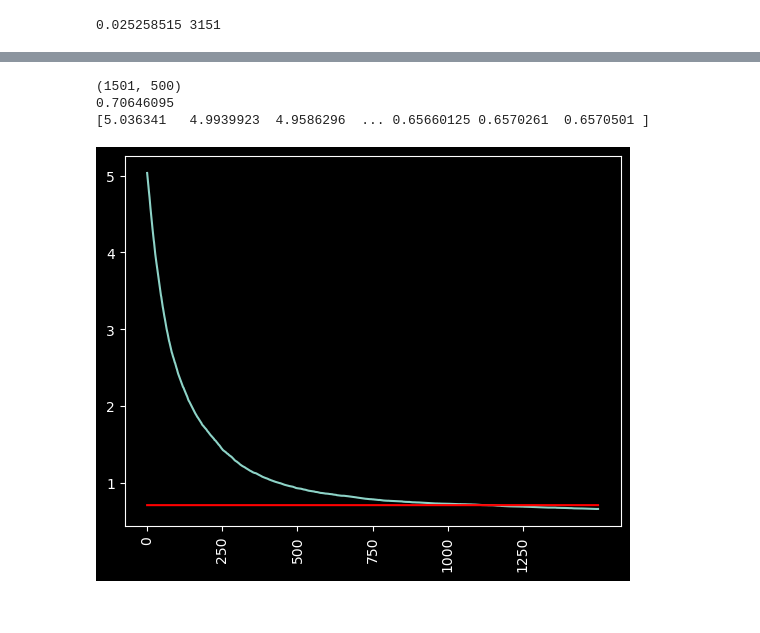
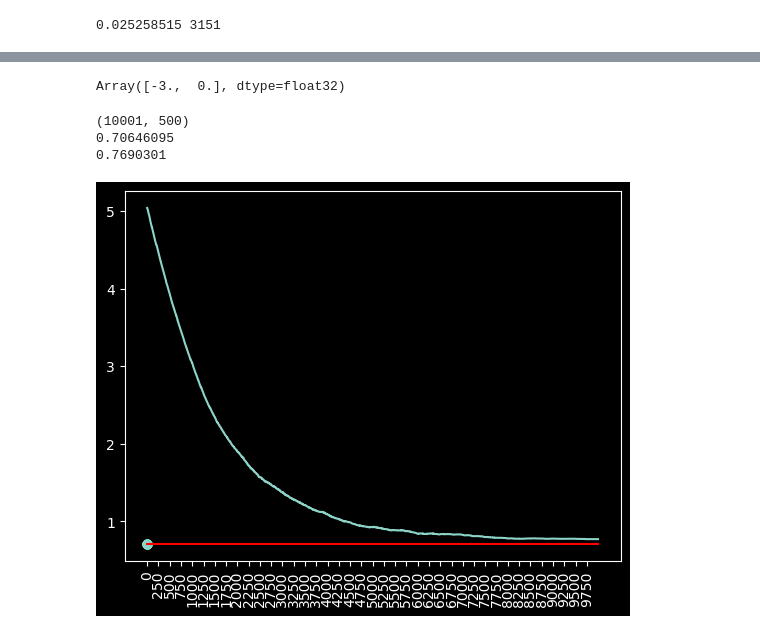
Before and after one commit to barwein/BayesProxyNets, a Jupyter notebook: src/test_discrete_sampling.ipynb, the cells around one changed output, grey strips where cells are left out. Drawn from its saved outputs; the diff is of its cells as text; code cells hidden in the pictures.

```diff
--- a/src/test_discrete_sampling.ipynb
+++ b/src/test_discrete_sampling.ipynb
@@ -492,3 +537,10 @@ def triu_star_update(triu_star, triu_obs, df_edges, theta, gamma,
+# %%
+def adaptive_step_size(alpha, acceptance_rate, target_rate=0.574, gamma=0.05):
+    """
+    Updates step size alpha based on the observed acceptance rate.
+    """
+    adjustment = gamma * (target_rate - acceptance_rate)
+    return alpha + adjustment
 # %%
 # make noisy triu_star
 
@@ -613,20 +750,27 @@ temp lik ratio mean:  0.0030969442
+# %%
+theta_n
+# %% [output]
+Array([-3.,  0.], dtype=float32)
 # %%
 from sympy import rotations
 
 
 expos_arr = jnp.array(exposures_lst)
 print(expos_arr.shape)
 print(exposures.mean())
-# plt.scatter(expos_arr.mean(axis=1), jnp.ones(expos_arr.shape[0])*exposures.mean())
-print(expos_arr.mean(axis=1))
+plt.scatter(expos_arr.mean(axis=1), jnp.ones(expos_arr.shape[0])*exposures.mean())
+print(expos_arr.mean(axis=1)[-1])
+
+# plt.plot(expos_arr)
+
 # create line plot of expos_arr.mean(axis=1) (y axis) vs the index (x axis)
 plt.plot(expos_arr.mean(axis=1))
 plt.plot(jnp.ones(expos_arr.shape[0])*exposures.mean(), color='red')
 # add x-ticks vertical with 500 step siz
 plt.xticks(range(0, n_iter, 250), rotation=90)
 plt.show()
 # %% [output]
-(1501, 500)
+(10001, 500)
 0.70646095
-[5.036341   4.9939923  4.9586296  ... 0.65660125 0.6570261  0.6570501 ]
+0.7690301
-[figure, old version]
+[figure, new version]
```
Also changed, not shown: parts of 13 cells of this notebook, 6 other files.
